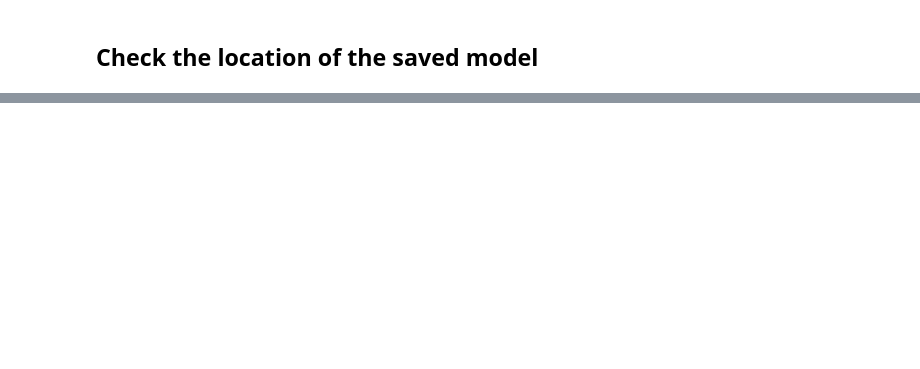
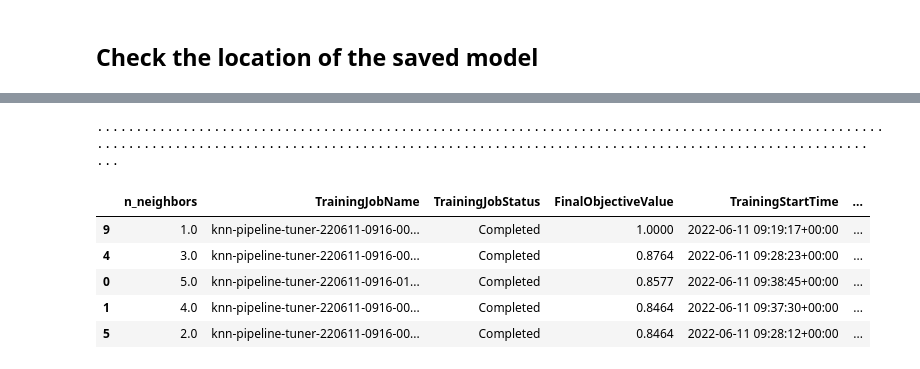
Before and after one commit to stephenleo/sagemaker-deployment, a Jupyter notebook: notebooks/02_modeling.ipynb, the cells around one changed output, grey strips where cells are left out. Drawn from its saved outputs; the diff is of its cells as text; code cells hidden in the pictures; blank space fills up the shorter version.

Commit message:
Adding hyperparameter tuning

```diff
--- a/notebooks/02_modeling.ipynb
+++ b/notebooks/02_modeling.ipynb
@@ -225,6 +243,10 @@ sklearn_estimator = SKLearn(
     hyperparameters={
         "n_neighbors": 5
     },
+    metric_definitions=[
+        {"Name": "train-accuracy", "Regex": "Training Accuracy: ([0-9.]+).*$"},
+        {"Name": "test-accuracy", "Regex": "Testing Accuracy: ([0-9.]+).*$"}
+    ],
     instance_count=1,
     instance_type="ml.m5.large",
     use_spot_instances=True,
@@ -275,0 +302,39 @@ s3://sagemaker-us-east-1-298138509966/knn-pipeline-run-2022-06-11-03-03-10-696/o
+# %%
+from sagemaker.tuner import HyperparameterTuner, IntegerParameter
+
+# Define exploration boundaries
+hyperparameter_ranges = {
+    "n_neighbors": IntegerParameter(1, 20),
+}
+
+# Create optimizer
+optimizer = HyperparameterTuner(
+    base_tuning_job_name="knn-pipeline-tuner",
+    estimator=sklearn_estimator,
+    hyperparameter_ranges=hyperparameter_ranges,
+    objective_type="Maximize",
+    objective_metric_name="train-accuracy",
+    metric_definitions=[
+        {"Name": "train-accuracy", "Regex": "Training Accuracy: ([0-9.]+).*$"},
+        {"Name": "test-accuracy", "Regex": "Testing Accuracy: ([0-9.]+).*$"}
+    ],
+    max_jobs=10,
+    max_parallel_jobs=2,
+)
+
+# Launch Optimizer job
+optimizer.fit()
+# %% [output]
+........................................................................................................................................................................................................ ...
+# %%
+# Analyse tuning results
+results = optimizer.analytics().dataframe()
+
+results.sort_values("FinalObjectiveValue", ascending=False).head()
+# %% [output]
+|  | n_neighbors | TrainingJobName | TrainingJobStatus | FinalObjectiveValue | TrainingStartTime | ... |
+| 9 | 1.0 | knn-pipeline-tuner-220611-0916-00... | Completed | 1.0000 | 2022-06-11 09:19:17+00:00 | ... |
+| 4 | 3.0 | knn-pipeline-tuner-220611-0916-00... | Completed | 0.8764 | 2022-06-11 09:28:23+00:00 | ... |
+| 0 | 5.0 | knn-pipeline-tuner-220611-0916-01... | Completed | 0.8577 | 2022-06-11 09:38:45+00:00 | ... |
+| 1 | 4.0 | knn-pipeline-tuner-220611-0916-00... | Completed | 0.8464 | 2022-06-11 09:37:30+00:00 | ... |
+| 5 | 2.0 | knn-pipeline-tuner-220611-0916-00... | Completed | 0.8464 | 2022-06-11 09:28:12+00:00 | ... |
```
Also changed, not shown: parts of 4 cells of this notebook, 1 other file.
